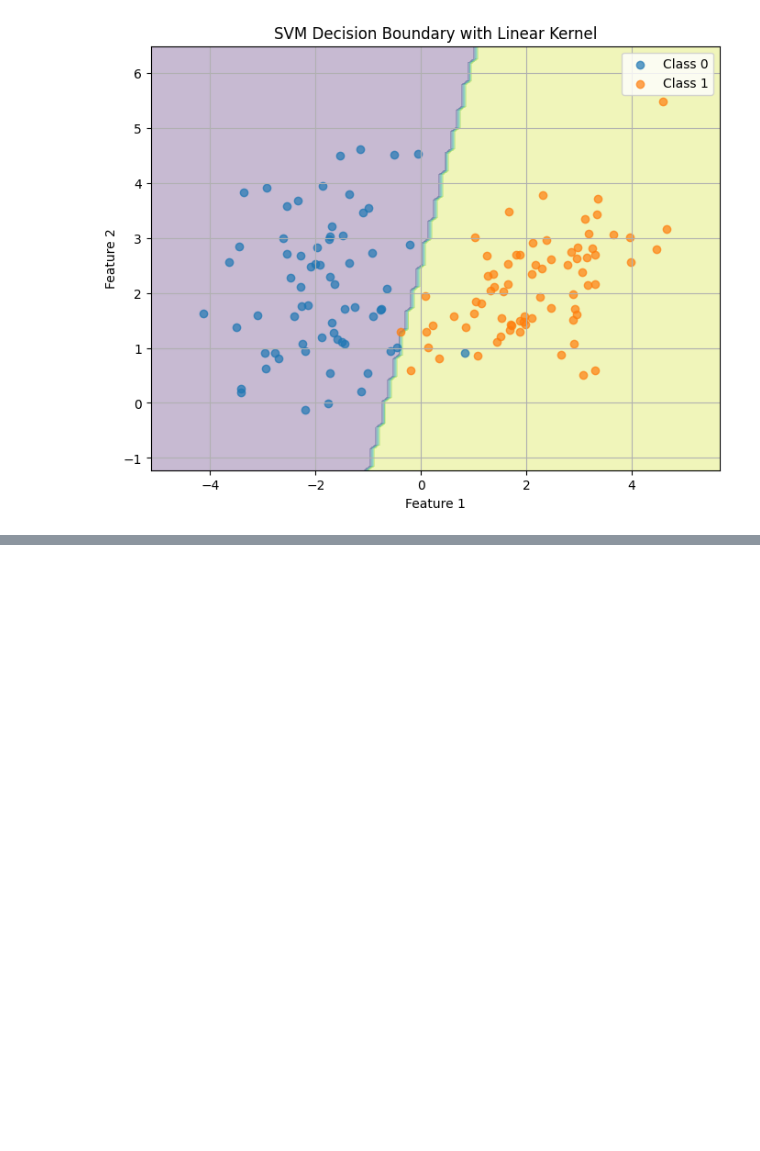
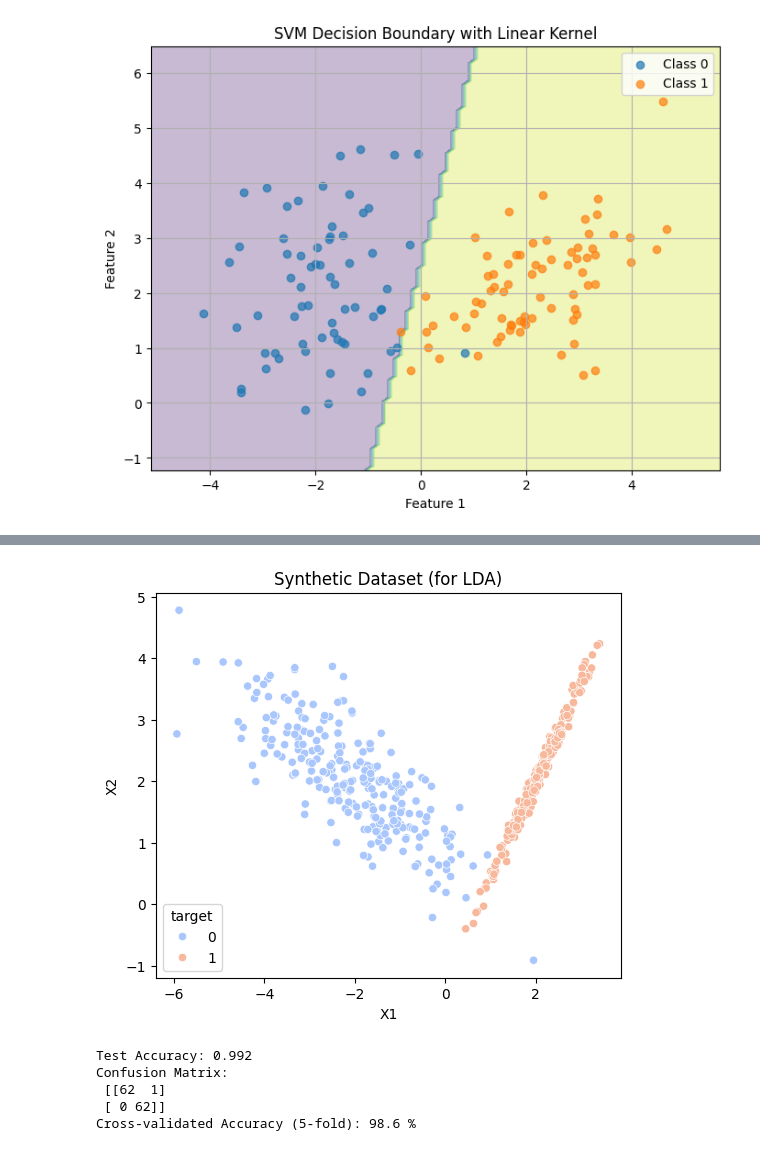
Before and after one commit to cosmintianu/ML-Algorithms-Behavior-Analysis, a Jupyter notebook: MainCosmin.ipynb, the cells around one changed output, grey strips where cells are left out. Cells and saved outputs as stored; diff of their text form; code cells hidden in the pictures; blank space fills up the shorter version.

```diff
--- a/MainCosmin.ipynb
+++ b/MainCosmin.ipynb
@@ -500,0 +567,54 @@ Testing Accuracy: 96.67%
+# %%
+from sklearn.datasets import make_classification
+import pandas as pd
+import matplotlib.pyplot as plt
+from sklearn.discriminant_analysis import LinearDiscriminantAnalysis
+from sklearn.model_selection import cross_val_score, train_test_split
+from sklearn.metrics import accuracy_score, confusion_matrix
+import seaborn as sns
+
+# Create dataset with controlled settings
+from sklearn.datasets import make_classification
+X, y = make_classification(n_samples=500,
+                           n_features=2,
+                           n_redundant=0,
+                           n_informative=2,
+                           n_clusters_per_class=1,
+                           class_sep=2.0,  # nicely separated
+                           flip_y=0,  # no noise
+                           random_state=42)
+
+X = pd.DataFrame(X, columns=["X1", "X2"])
+y = pd.Series(y, name="target")
+
+# Plot the data
+plt.figure(figsize=(6, 5))
+sns.scatterplot(data=X.assign(target=y), x="X1", y="X2", hue="target", palette="coolwarm")
+plt.title("Synthetic Dataset (for LDA)")
+plt.show()
+# %% [output]
+[figure, added]
+# %%
+# Train/test split
+X_train, X_test, y_train, y_test = train_test_split(X, y, stratify=y, random_state=42)
+
+# Fit LDA
+lda = LinearDiscriminantAnalysis()
+lda.fit(X_train, y_train)
+
+# Predict
+y_pred = lda.predict(X_test)
+
+# Accuracy & Confusion Matrix
+print("Test Accuracy:", accuracy_score(y_test, y_pred))
+print("Confusion Matrix:\n", confusion_matrix(y_test, y_pred))
+
+# Cross-validation score
+cv_score = cross_val_score(lda, X, y, cv=5).mean()
+print("Cross-validated Accuracy (5-fold):", round(cv_score * 100, 2), "%")
+# %% [output]
+Test Accuracy: 0.992
+Confusion Matrix:
+ [[62  1]
+ [ 0 62]]
+Cross-validated Accuracy (5-fold): 98.6 %
```
Also changed, not shown: parts of 15 cells of this notebook.
